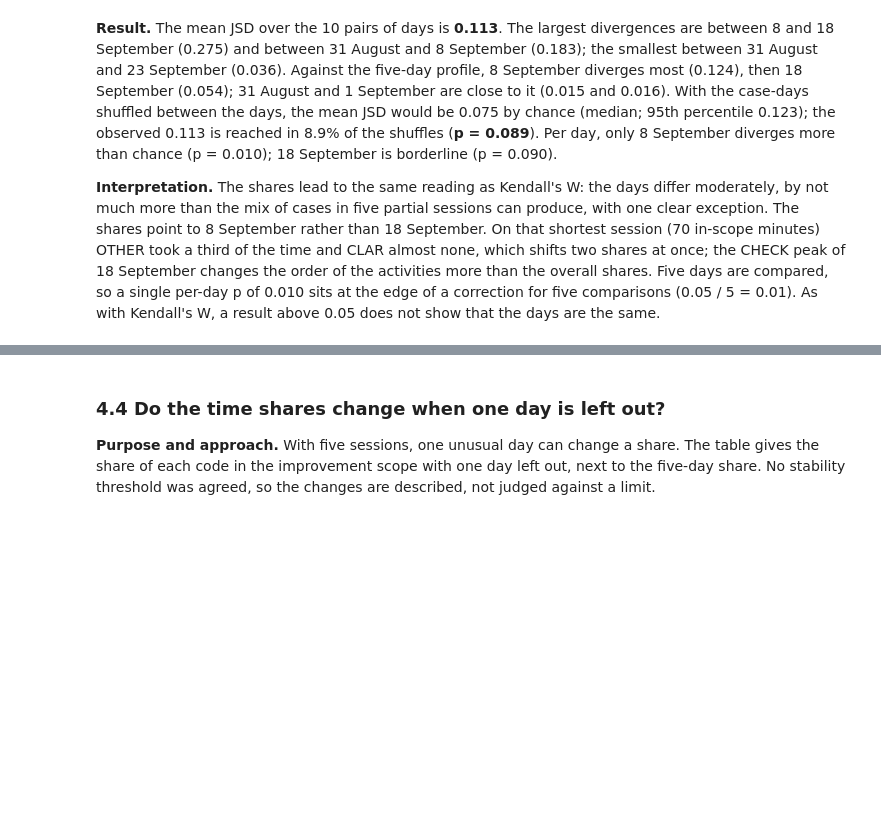
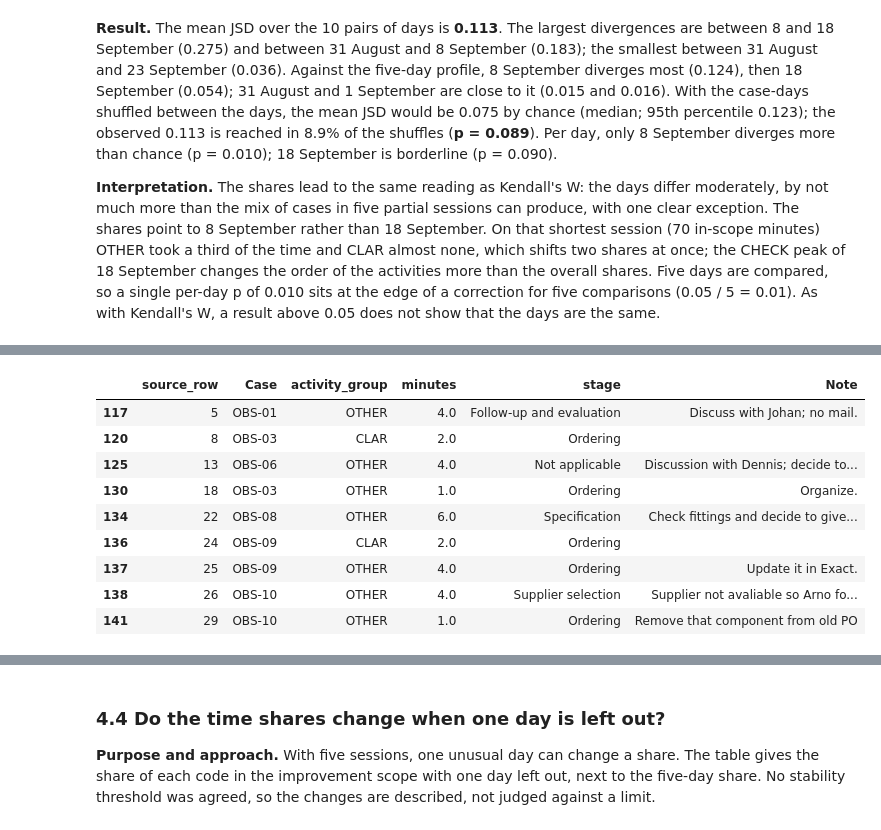
Before and after one commit to Luuuuuig/Bachelor-End-Project, a Jupyter notebook: Arno_Analysis_2026_10_02.ipynb, the cells around one changed output, grey strips where cells are left out. Cells and saved outputs as stored; diff of their text form; code cells hidden in the pictures; blank space fills up the shorter version.

```diff
--- a/Arno_Analysis_2026_10_02.ipynb
+++ b/Arno_Analysis_2026_10_02.ipynb
@@ -515,0 +524,16 @@ Mean JSD over the 10 pairs: observed 0.113; by chance median 0.075, 95th percent
+# %%
+# What happened on 8 September? Its in-scope OTHER and CLAR records, with their notes
+with pd.option_context("display.max_colwidth", 110):
+    display(in_scope.loc[in_scope["date"].eq("2026-09-08") & in_scope["activity_group"].isin(["OTHER", "CLAR"]),
+                         ["source_row", "Case", "activity_group", "minutes", "stage", "Note"]])
+# %% [output]
+|  | source_row | Case | activity_group | minutes | stage | Note |
+| 117 | 5 | OBS-01 | OTHER | 4.0 | Follow-up and evaluation | Discuss with Johan; no mail. |
+| 120 | 8 | OBS-03 | CLAR | 2.0 | Ordering |  |
+| 125 | 13 | OBS-06 | OTHER | 4.0 | Not applicable | Discussion with Dennis; decide to... |
+| 130 | 18 | OBS-03 | OTHER | 1.0 | Ordering | Organize. |
+| 134 | 22 | OBS-08 | OTHER | 6.0 | Specification | Check fittings and decide to give... |
+| 136 | 24 | OBS-09 | CLAR | 2.0 | Ordering |  |
+| 137 | 25 | OBS-09 | OTHER | 4.0 | Ordering | Update it in Exact. |
+| 138 | 26 | OBS-10 | OTHER | 4.0 | Supplier selection | Supplier not avaliable so Arno fo... |
+| 141 | 29 | OBS-10 | OTHER | 1.0 | Ordering | Remove that component from old PO |
```
Also changed, not shown: parts of 6 cells of this notebook, 4 other files.
